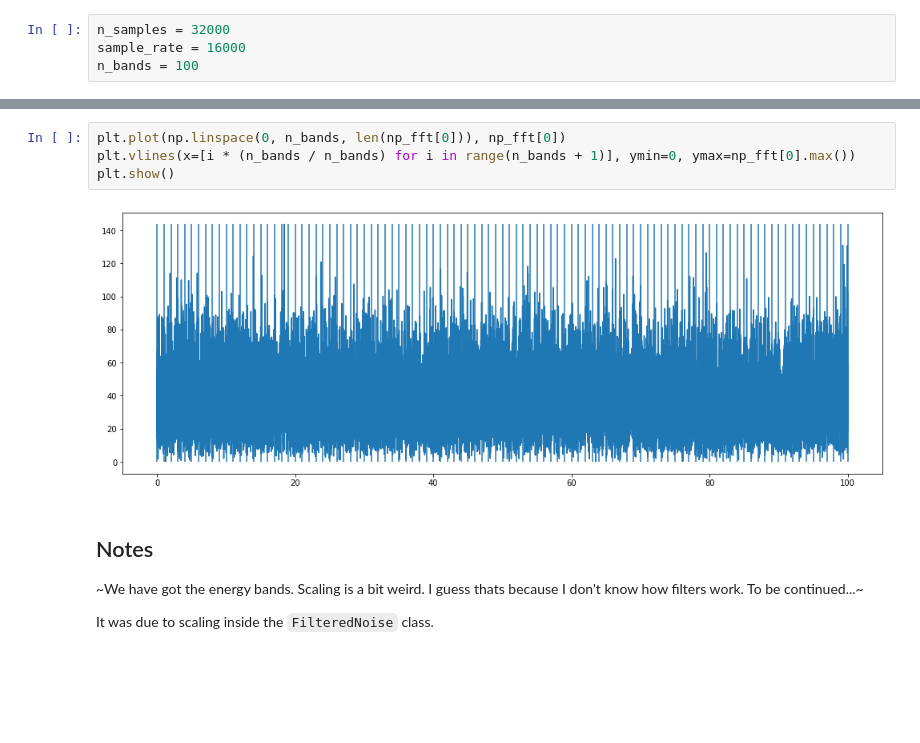
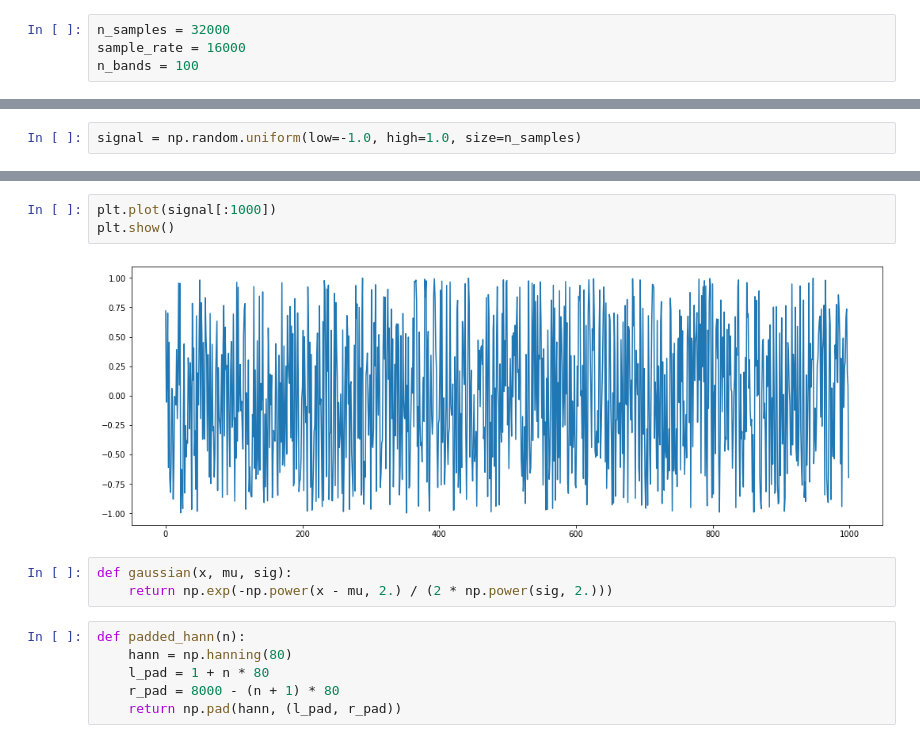
Before and after one commit to kureta/rt_ddsp, a Jupyter notebook: notebooks/FilteredNoise Synthesizer Testing.ipynb, the cells around one changed output, grey strips where cells are left out. Drawn from its saved outputs; the diff is of its cells as text; blank space fills up the shorter version.

```diff
--- a/notebooks/FilteredNoise Synthesizer Testing.ipynb
+++ b/notebooks/FilteredNoise Synthesizer Testing.ipynb
@@ -36 +25,3 @@ stft = np.abs(librosa.stft(np_signal))
+# %%
+signal = np.random.uniform(low=-1.0, high=1.0, size=n_samples)
 # %%
@@ -45,12 +31,14 @@ plt.show()
-# %%
-plt.plot(np.linspace(0, n_bands, len(np_fft[0])), np_fft[0])
-plt.vlines(x=[i * (n_bands / n_bands) for i in range(n_bands + 1)], ymin=0, ymax=np_fft[0].max())
-plt.show()
-# %% [output]
-[figure, removed]
-# %% [markdown]
-## Notes
-
-~We have got the energy bands. Scaling is a bit weird. I guess thats because I don't know how filters work. To be continued...~
-
-It was due to scaling inside the `FilteredNoise` class.
+# %%
+plt.plot(signal[:1000])
+plt.show()
+# %% [output]
+[figure, added]
+# %%
+def gaussian(x, mu, sig):
+    return np.exp(-np.power(x - mu, 2.) / (2 * np.power(sig, 2.)))
+# %%
+def padded_hann(n):
+    hann = np.hanning(80)
+    l_pad = 1 + n * 80
+    r_pad = 8000 - (n + 1) * 80
+    return np.pad(hann, (l_pad, r_pad))
```
Also changed, not shown: parts of 27 cells of this notebook.
